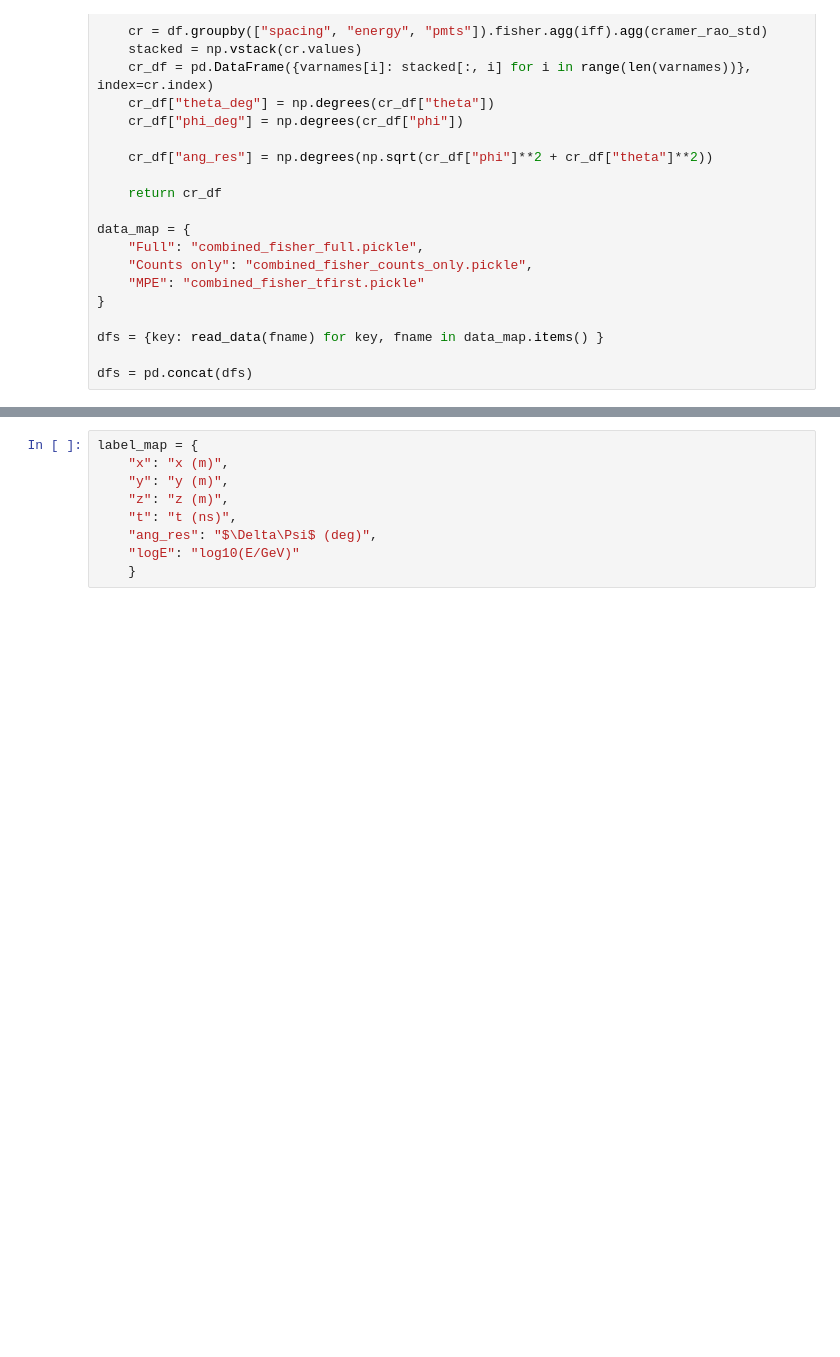
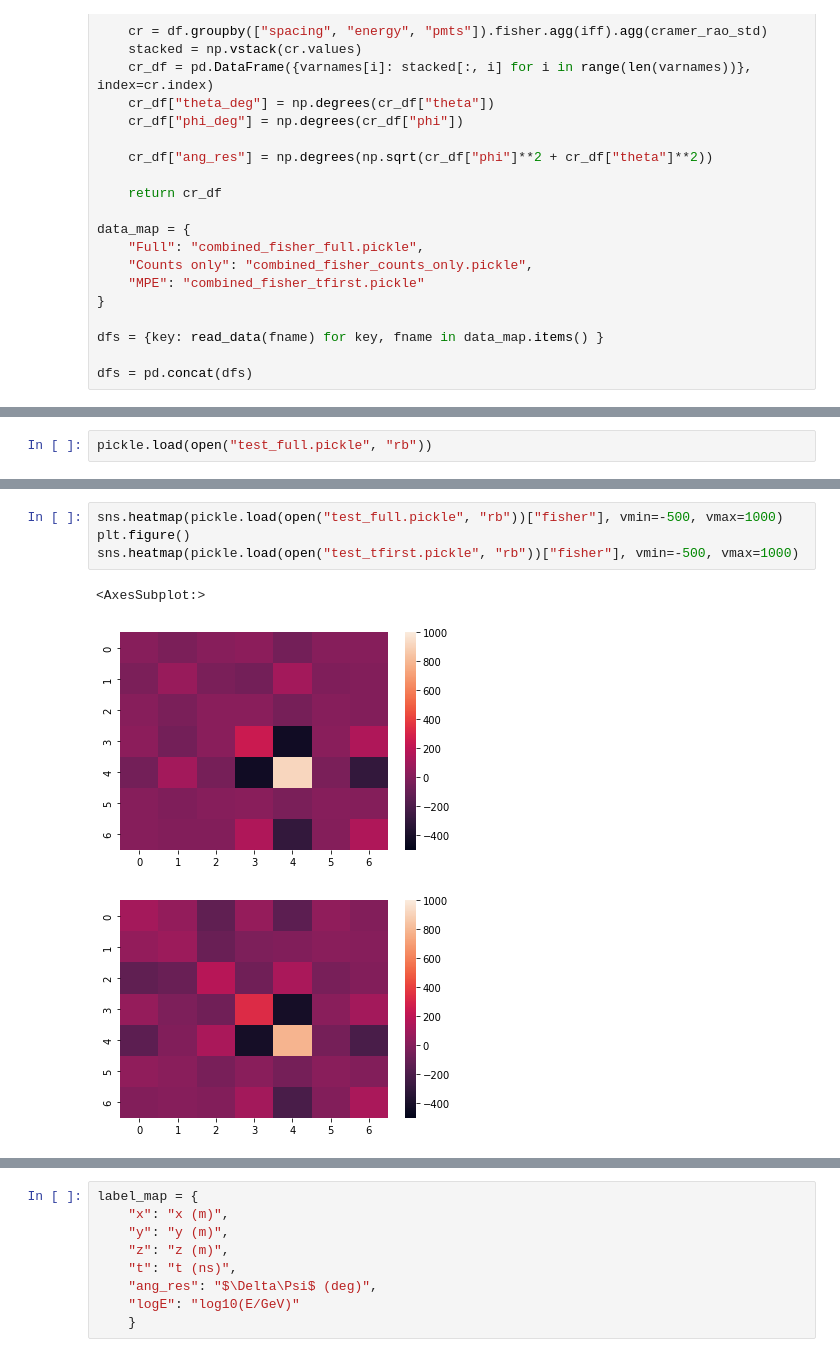
Before and after one commit to pone-software/olympus, a Jupyter notebook: plot_fisher_results.ipynb, the cells around one changed output, grey strips where cells are left out. Drawn from its saved outputs; the diff is of its cells as text; blank space fills up the shorter version.

```diff
--- a/plot_fisher_results.ipynb
+++ b/plot_fisher_results.ipynb
@@ -83,0 +143,2 @@ plt.savefig(f"figures/em_casc_edep_res_comp.png", dpi=150)
+# %%
+pickle.load(open("test_full.pickle", "rb"))
@@ -83,0 +166,8 @@ plt.savefig(f"figures/em_casc_edep_res_comp.png", dpi=150)
+# %%
+sns.heatmap(pickle.load(open("test_full.pickle", "rb"))["fisher"], vmin=-500, vmax=1000)
+plt.figure()
+sns.heatmap(pickle.load(open("test_tfirst.pickle", "rb"))["fisher"], vmin=-500, vmax=1000)
+# %% [output]
+<AxesSubplot:>
+[figure, added]
+[figure, added]
```
Also changed, not shown: parts of 6 cells of this notebook, 2 other files.
